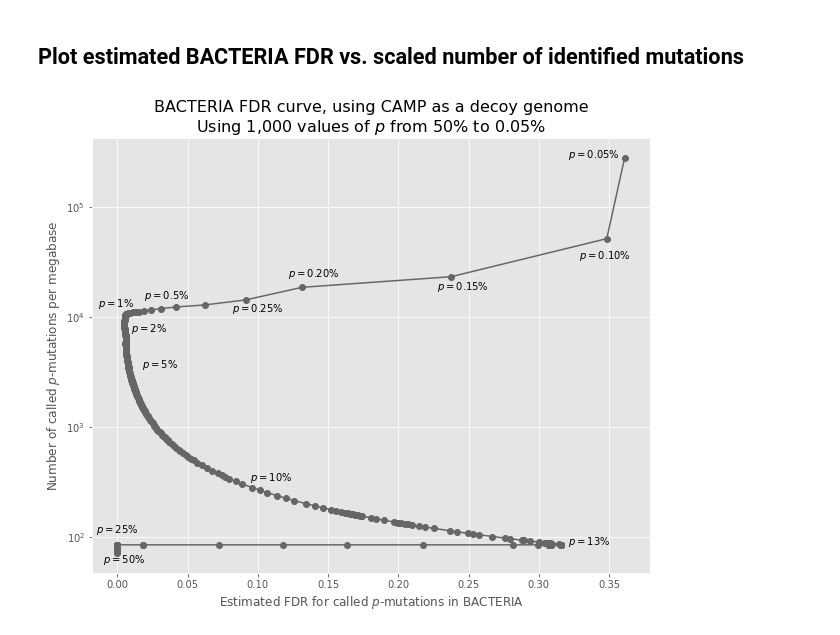
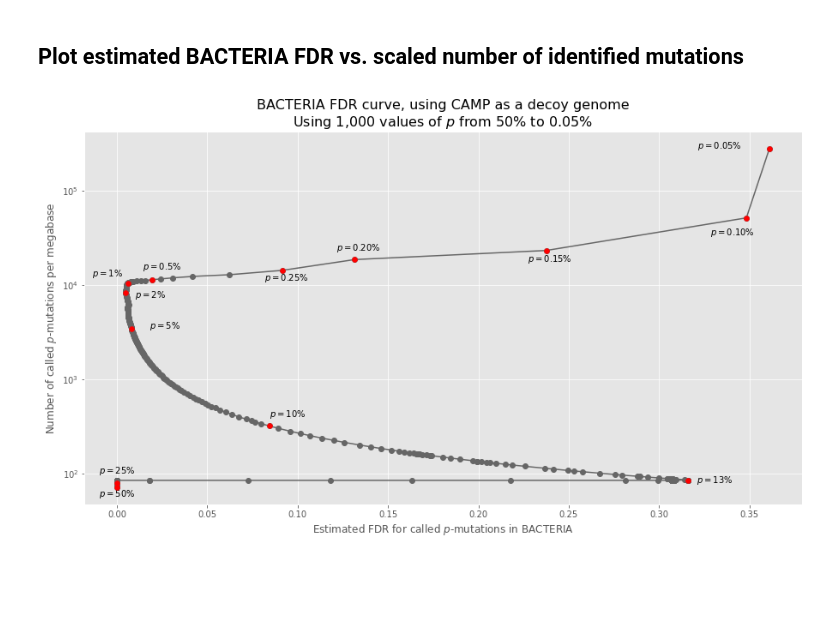
Before and after one commit to fedarko/sheepgut, a Jupyter notebook: notebooks/DemonstratingTargetDecoyApproach.ipynb, the cells around one changed output. Drawn from its saved outputs; the diff is of its cells as text; code cells hidden in the pictures; blank space fills up the shorter version.

```diff
--- a/notebooks/DemonstratingTargetDecoyApproach.ipynb
+++ b/notebooks/DemonstratingTargetDecoyApproach.ipynb
@@ -167,43 +167,46 @@ fig, ax = pyplot.subplots(1)
 x = []
 # number of mutations per megabase
 y = []
+special_xys = []
 for p in percentages:
     cx = p2bacteriafdr[p]
     cy = bacteria_naive_p2numpermb[p]
     x.append(cx)
     y.append(cy)
     # add labels (manually positioned). yeah, i know i know
     dy = None
     dx = None
-    if p == 50: dy = -13; dx = -0.01
-    elif p == 25: dy = 30; dx = -0.015
-    elif p == 13: dy = 0; dx = 0.005
-    elif p == 10: dy = 0; dx = 0.01
+    if p == 50: dy = -15; dx = -0.01
+    elif p == 25: dy = 20; dx = -0.01
+    elif p == 13: dy = -5; dx = 0.005
+    elif p == 10: dy = 80; dx = 0.0
     elif p == 5: dy = 0; dx = 0.01
     elif p == 2: dy = -10**3; dx = 0.005
     elif p == 1: dy = 10**3.3; dx = -0.02
-    elif p == 0.5: dy = 10**3.5; dx = 0.0
+    elif p == 0.5: dy = 10**3.5; dx = -0.005
     elif p == 0.25: dy = -10**3.5; dx = -0.01
     elif p == 0.2: dy = 10**3.65; dx = -0.01
     elif p == 0.15: dy = -10**3.75; dx = -0.01
     elif p == 0.1: dy = -10**4.25; dx = -0.02
     elif p == 0.05: dy = 0; dx = -0.04
     if dy is not None:
         if p >= 1:
             text = f"$p = {p:.0f}\%$"
         elif p >= 0.5:
             text = f"$p = {p:.1f}\%$"
         else:
             text = f"$p = {p:.2f}\%$"
         ax.text(cx + dx, cy + dy, text)
+        special_xys.append((cx, cy))
 
 ax.plot(x, y, marker="o", color="#666666")
+ax.scatter([xy[0] for xy in special_xys], [xy[1] for xy in special_xys], color="#ff0000", zorder=2000)
 ax.set_xlabel("Estimated FDR for called $p$-mutations in BACTERIA")
 ax.set_ylabel("Number of called $p$-mutations per megabase")
 ax.set_title(f"BACTERIA FDR curve, using CAMP as a decoy genome\nUsing 1,000 values of $p$ from {max(percentages):.0f}% to {min(percentages):.2f}%", fontsize=16)
 use_thousands_sep(ax.yaxis)
 ax.set_yscale("symlog")
-fig.set_size_inches(10, 8)
+fig.set_size_inches(15, 8)
 fig.savefig("figs/BACTERIA_FDR_CAMP_decoy.png", bbox_inches="tight")
 # %% [output]
-[figure, old version]
+[figure, new version]
```
Also changed, not shown: 1 other file.
